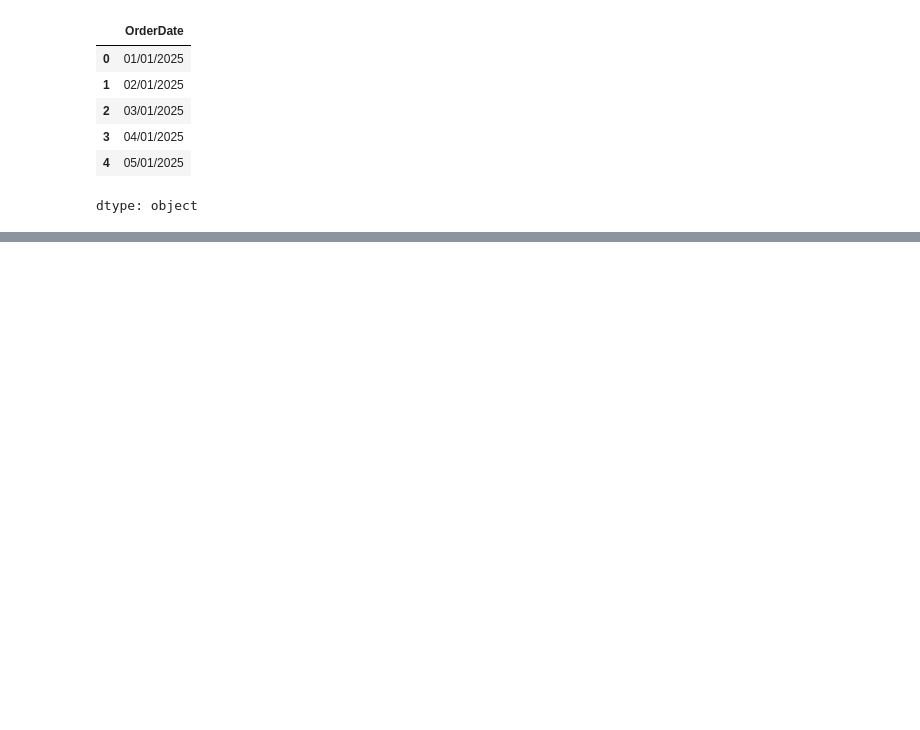
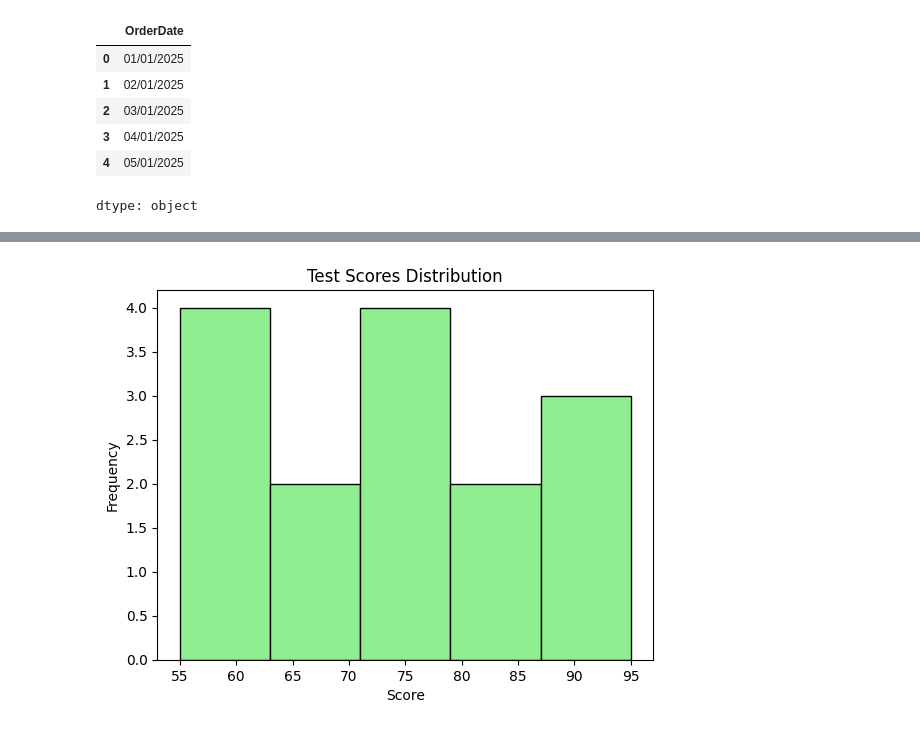
Before and after one commit to IBREEZZ/Code_Academy_Makeen2, a Jupyter notebook: week3.ipynb, the cells around one changed output, grey strips where cells are left out. Saved outputs shown, nothing was run; the diff lists cells and outputs as text; code cells hidden in the pictures; blank space fills up the shorter version.

```diff
--- a/week3.ipynb
+++ b/week3.ipynb
@@ -1122,0 +1153,11 @@ dtype: object
+# %%
+
+#Histogram
+scores = [55, 67, 72, 73, 68, 90, 88, 75, 82, 60, 59, 95, 77, 62, 83]
+plt.hist(scores, bins=5,color='lightgreen', edgecolor='black')
+plt.title('Test Scores Distribution')
+plt.xlabel('Score')
+plt.ylabel('Frequency')
+plt.show()
+# %% [output]
+[figure, added]
```
Also changed, not shown: parts of 15 cells of this notebook.
